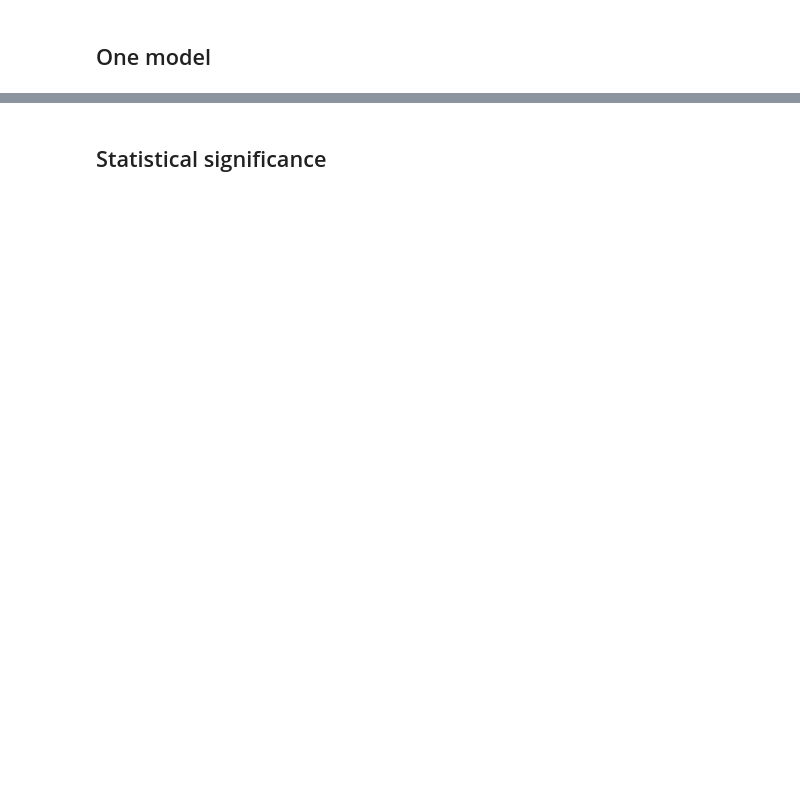
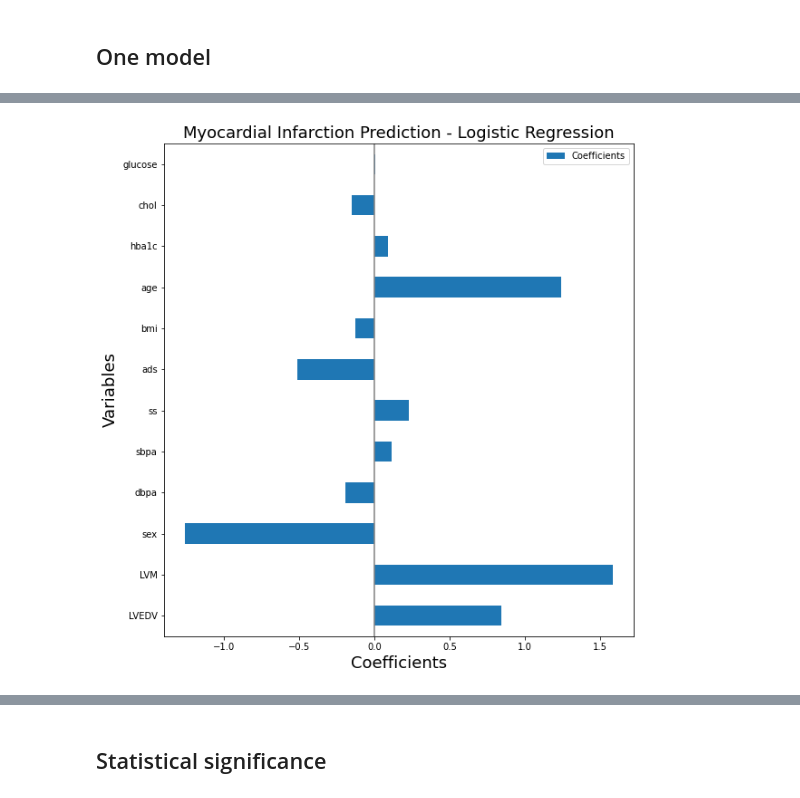
Before and after one commit to ccmim/mi-prediction, a Jupyter notebook: statistical_analysis/linear_regression_statistical_analysis_MI.ipynb, the cells around one changed output, grey strips where cells are left out. Saved outputs shown, nothing was run; the diff lists cells and outputs as text; code cells hidden in the pictures; blank space fills up the shorter version.

```diff
--- a/statistical_analysis/linear_regression_statistical_analysis_MI.ipynb
+++ b/statistical_analysis/linear_regression_statistical_analysis_MI.ipynb
@@ -63,5 +74,9 @@ y = all_vals.iloc[:,-1].values
 # Rescaling inputs
 scaler = RobustScaler()
 X = scaler.fit_transform(X)
+# %%
+variables = all_vals.columns
+# variables = ['LVEDV', 'LVM', 'Sex', 'Diastolic Pressure', 'Systolic Pressure', 'Smoking Status', 'Alcohol Consumption', 'Body Mass Index', 'Age',
+#        'hba1c', 'Cholesterol', 'Glucose']
 # %% [markdown]
 ## Cross validation
@@ -130,9 +227,7 @@ X_train, X_test, y_train, y_test = train_test_split(X,
 # Regression
 ## Info: https://towardsdatascience.com/train-test-split-and-cross-validation-in-python-80b61beca4b6
 
-# lm = linear_model.LinearRegression()
-# lm = linear_model.LogisticRegression()
-lm = MLPClassifier(solver='sgd', alpha=1e-3, max_iter=1000)
+lm = linear_model.LogisticRegression()
 model = lm.fit(X_train, y_train)
 # %%
 predictions = lm.predict(X_test)
@@ -174,0 +246,3 @@ def confusion_metrics (conf_matrix):
+# %%
+# https://scikit-learn.org/dev/auto_examples/inspection/plot_linear_model_coefficient_interpretation.html
+coefs = pd.DataFrame(np.transpose(lm.coef_), columns=['Coefficients'], index=variables.values[1:-1]) # variables.values[1:-1]
@@ -175,3 +265,16 @@ def confusion_metrics (conf_matrix):
+# %%
+coefs.plot(kind='barh', figsize=(12, 10))
+plt.title('Myocardial Infarction Prediction - Logistic Regression', fontsize=18)
+plt.axvline(x=0, color='.5')
+plt.rc('xtick', labelsize=15)
+plt.rc('ytick', labelsize=15)
+plt.xlabel('Coefficients', fontsize=18)
+plt.ylabel('Variables', fontsize=18)
+plt.savefig('coefficients_LR.pdf')
+plt.savefig('coefficients_LR.png')
+plt.subplots_adjust(left=.3)
+# %% [output]
+[figure, added]
 # %%
 # Confusion matrix
 cm = metrics.confusion_matrix(y_test, predictions)
```
Also changed, not shown: parts of 15 cells of this notebook, 1 other file.
